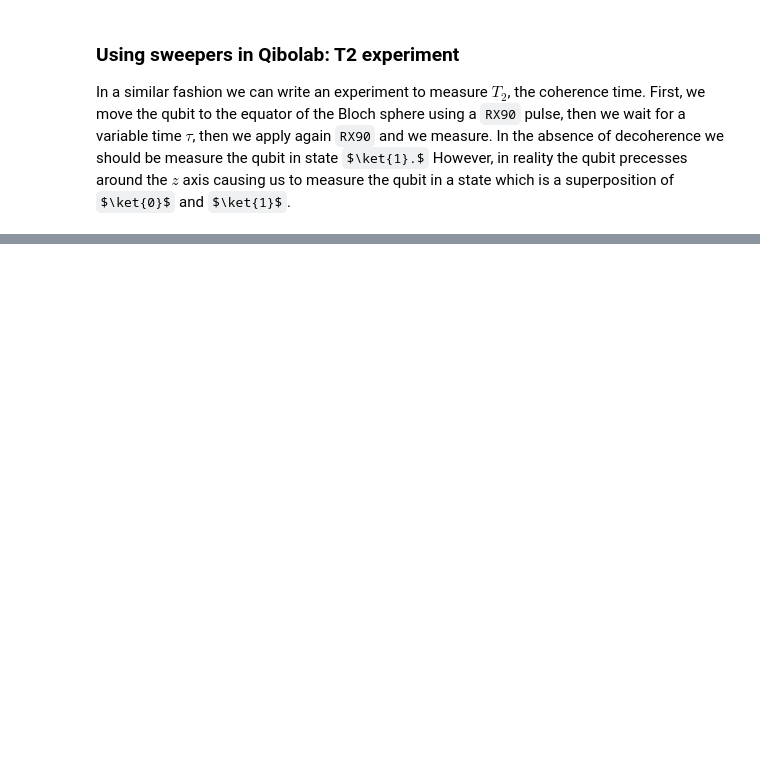
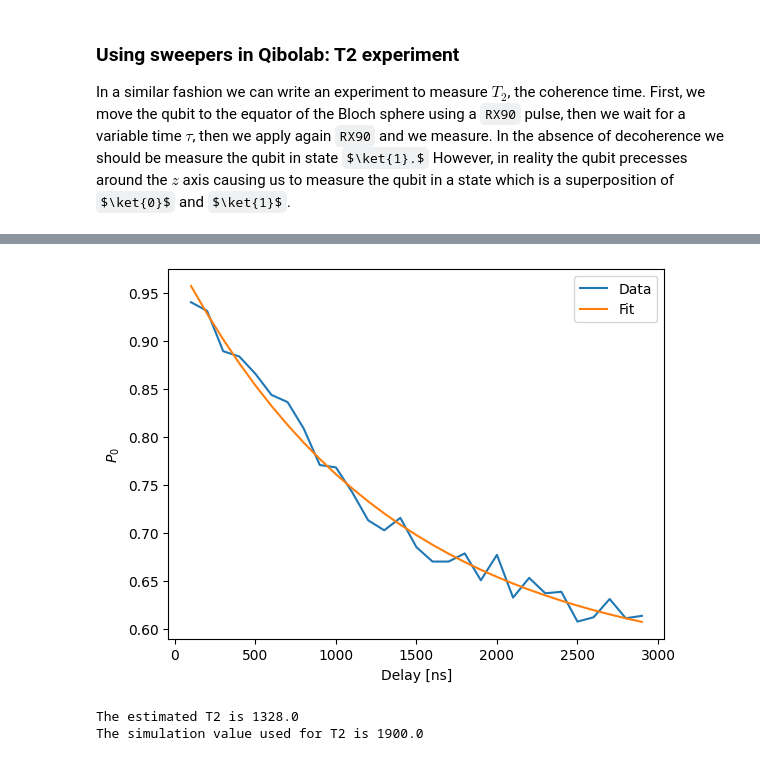
Before and after one commit to qiboteam/qiboedu, a Jupyter notebook: notebooks/Control/qibolab.ipynb, the cells around one changed output, grey strips where cells are left out. Saved outputs shown, nothing was run; the diff lists cells and outputs as text; code cells hidden in the pictures; some formulas as TeX source; blank space fills up the shorter version.

```diff
--- a/notebooks/Control/qibolab.ipynb
+++ b/notebooks/Control/qibolab.ipynb
@@ -444,0 +493,26 @@ The simulation value used for T2 is 1900.0
+# %%
+from scipy.optimize import curve_fit
+def exp_decay(x, *params):
+    return params[0] - params[1]*np.exp(-x/params[2])
+
+popt, pcov = curve_fit(
+    exp_decay,
+    delay_range,
+    p0s,
+    p0 = [ 0.5, 0.5, 1000]
+)
+# %%
+plt.plot(delay_range, p0s, label="Data")
+plt.plot(delay_range, exp_decay(delay_range, *popt), label="Fit")
+plt.xlabel("Delay [ns]")
+plt.ylabel(r"$P_0$")
+plt.legend()
+plt.show()
+# %% [output]
+[figure, added]
+# %%
+print(f"The estimated T2 is {np.round(popt[2])}")
+print(f"The simulation value used for T2 is {platform.config("hamiltonian").single_qubit[0].t2[0,1]}")
+# %% [output]
+The estimated T2 is 1328.0
+The simulation value used for T2 is 1900.0
```
Also changed, not shown: parts of 20 cells of this notebook.
